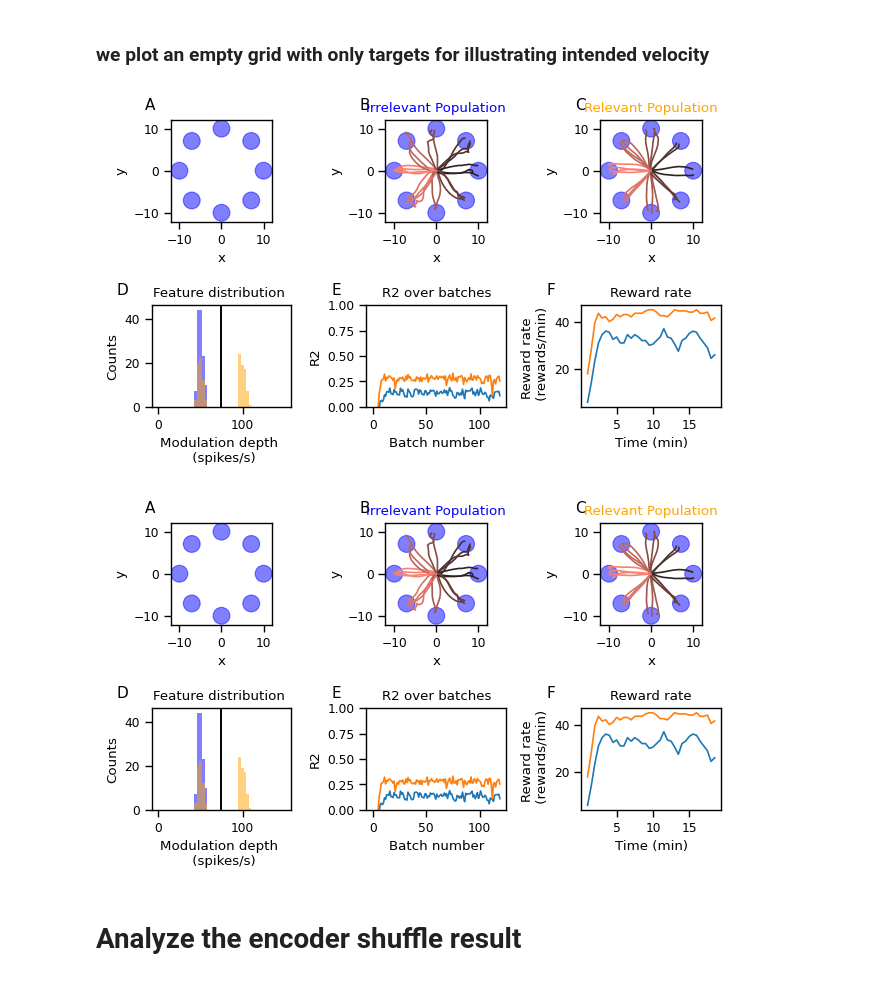
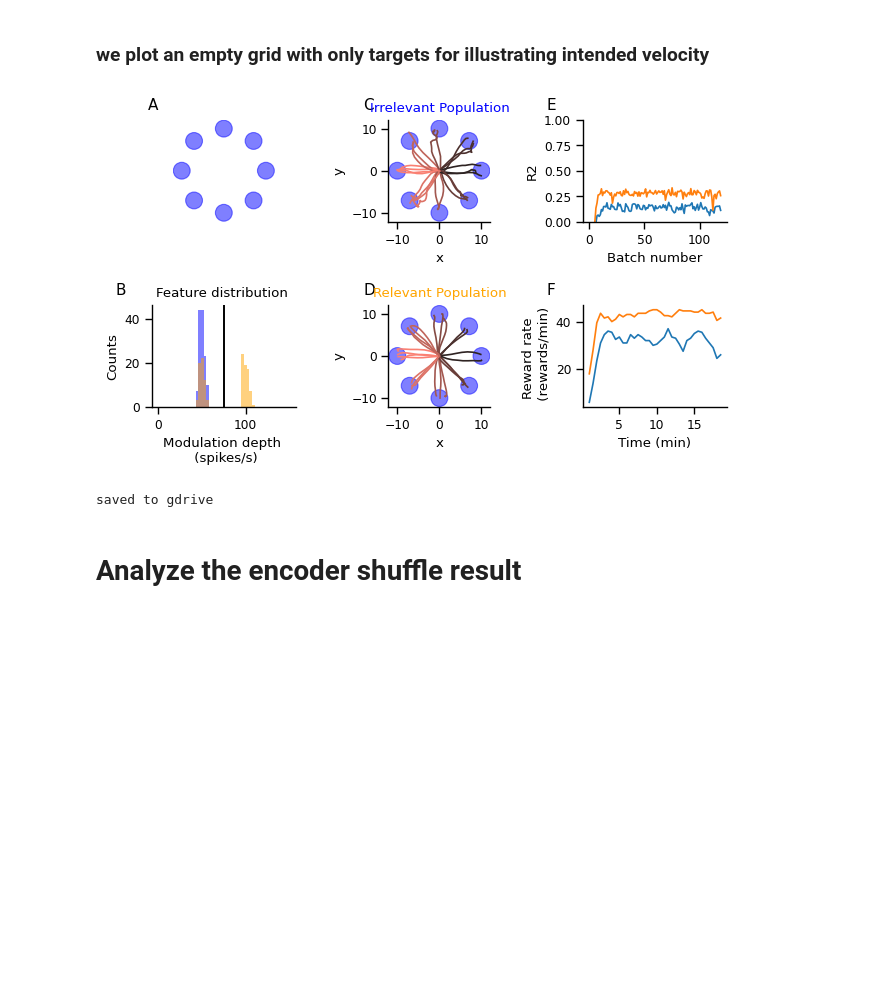
Before and after one commit to sijia66/adaptive_feature_selection, a Jupyter notebook: figure2_simulation_setup/231101_afs_figure2_full_feature_selection.ipynb, the cells around one changed output. Saved outputs shown, nothing was run; the diff lists cells and outputs as text; code cells hidden in the pictures; blank space fills up the shorter version.

```diff
--- a/figure2_simulation_setup/231101_afs_figure2_full_feature_selection.ipynb
+++ b/figure2_simulation_setup/231101_afs_figure2_full_feature_selection.ipynb
@@ -314,8 +313,9 @@ colors = ['b', 'orange']
 # fig, axes = plt.subplots(2, 3, figsize=(6.5, 4))
 
 fig, axes = subplots_with_labels(2, 3,
-                                      figsize=(6.5,4),
-                                      constrained_layout=True)
+                                figsize=(6.5,4),
+                                label_directions= 'col_first'
+                                constrained_layout=True)
 
 
 
@@ -386,8 +385,9 @@ colors = ['b', 'orange']
 # fig, axes = plt.subplots(2, 3, figsize=(6.5, 4))
 
 fig, axes = subplots_with_labels(2, 3,
-                                      figsize=(6.5,4),
-                                      constrained_layout=True)
+                                figsize=(6.5,4),
+                                label_directions= 'col_first',
+                                constrained_layout=True)
 
 
 i = 0
@@ -396,8 +396,12 @@ plot_cursor_trajectories(cursor_trajectories_list[i][-LAST_NUMBER_OF_TRIALS:],
                             exp_data_all[i], exp_metadata_all[i],
                             just_the_targets=True,
                             ax = axes[0,0])
+
+# get rid of the axes
+axes[0,0].axis('off')
+
 # the next two plots, we plot the trajectories
-trajectory_axes = axes[0,1:]
+trajectory_axes = axes[:,1]
 LAST_NUMBER_OF_TRIALS = 24
 axes_titles = ['Irrelevant Population', 'Relevant Population']
 axes_title_colors = ['b', 'orange']
@@ -412,48 +416,54 @@ for i,(ax, t) in enumerate(zip(trajectory_axes, axes_titles)):
 # First subplot
 std = 3
 bins = np.linspace(0, 150, 50)
 axs = axes[1,0]
 
 for feature_weights, c in zip(feature_weights_all, colors):
     axs.hist(feature_weights, bins, color=c, label=f'{std} Hz', alpha=0.5)
     axs.axvline(x=75, color='k')
     axs.set_xlabel('Modulation depth \n (spikes/s)')
     axs.set_ylabel('Counts')
     axs.set_title(f'Feature distribution ')
 
 
 
 
-axs = axes[1,1:]
+axs = axes[:,2]
 # Second subplot
 axs[0].plot(R_2_over_batches_all_exp.T)
-axs[0].set_title('R2 over batches')
 axs[0].set_xlabel('Batch number')
 axs[0].set_ylabel('R2')
 axs[0].set_ylim([0, 1])
 
 # Third subplot
 axs[1].plot(window_time_stamps /60, reward_rate_all_gap.T )
 axs[1].set_xlabel('Time (min)')
 axs[1].set_ylabel('Reward rate \n (rewards/min)')
-axs[1].set_title('Reward rate')
+
+# get rid of the top and right spines
+for ax in axes.flatten():
+    ax.spines['top'].set_visible(False)
+    ax.spines['right'].set_visible(False)
 
 
 fig.tight_layout()
 fig
 # %% [output]
-[figure, old version]
+[figure, new version]
-[figure, removed]
 # %%
 if save_to_gdrive:
     # pdf format
-    fig.savefig(gdrive_directory + 'figure2a_full_feature_selection_with_blank_grid.pdf', dpi = dpi_value)
+    fig.savefig(gdrive_directory + 'figure2a_full_feature_selection.pdf', dpi = dpi_value)
 
     # png format
-    fig.savefig(gdrive_directory + 'figure2a_full_feature_selection_with_blank_grid.png', dpi = dpi_value)
+    fig.savefig(gdrive_directory + 'figure2a_full_feature_selection.png', dpi = dpi_value)
 
     # svg format
-    fig.savefig(gdrive_directory + 'figure2a_full_feature_selection_with_blank_grid.svg', dpi = dpi_value)
+    fig.savefig(gdrive_directory + 'figure2a_full_feature_selection.svg', dpi = dpi_value)
+
+    print('saved to gdrive')
+# %% [output]
+saved to gdrive
 # %% [markdown]
 # Analyze the encoder shuffle result
 # %%
```
Also changed, not shown: parts of 6 cells of this notebook, 2 other files.
